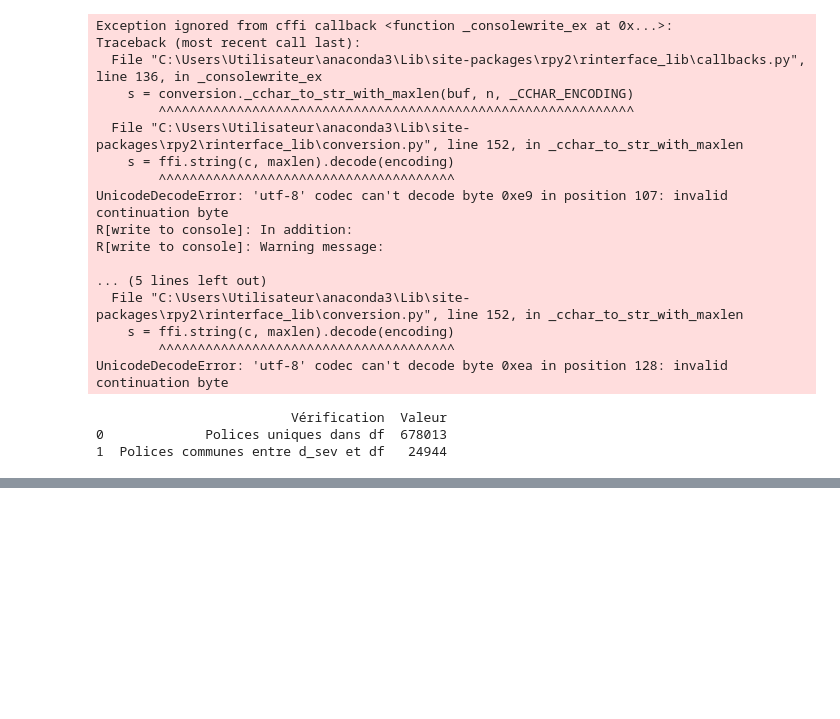
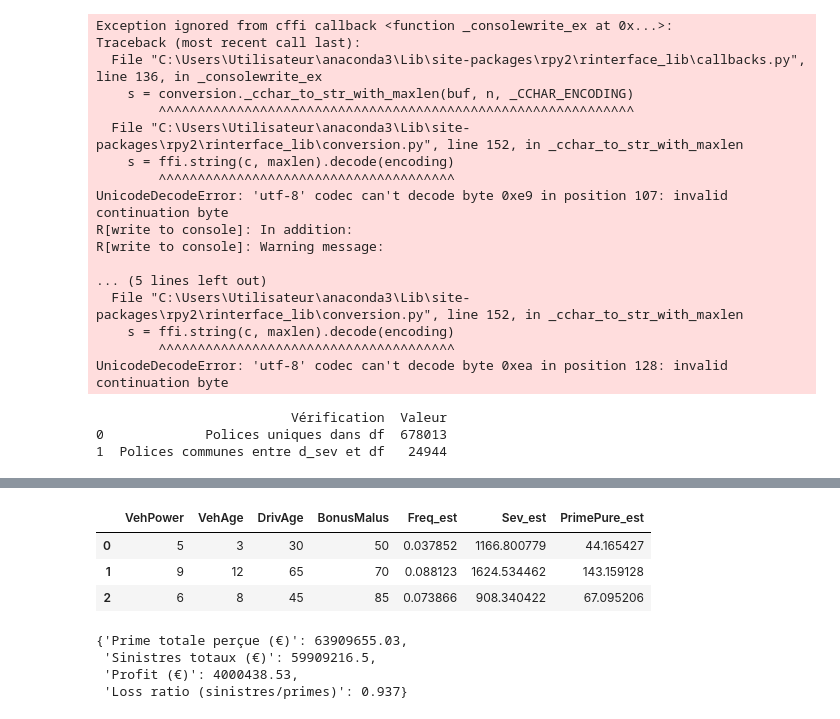
Before and after one commit to Tishat27/Tarification-non-vie, a Jupyter notebook: Notebook/Tarification non-vie.ipynb, the cells around one changed output, grey strips where cells are left out. Drawn from its saved outputs; the diff is of its cells as text; code cells hidden in the pictures; blank space fills up the shorter version.

```diff
--- a/Notebook/Tarification non-vie.ipynb
+++ b/Notebook/Tarification non-vie.ipynb
@@ -159,0 +411,78 @@ print(glm_poisson.summary())
+# %%
+import joblib
+
+# Recharger les modèles et transformations
+freq_pipeline = joblib.load("C:/Users/Utilisateur/OneDrive/Formation Perso/Python/data/glm_freq_model.joblib")
+sev_pipeline = joblib.load("C:/Users/Utilisateur/OneDrive/Formation Perso/Python/data/glm_sev_model.joblib")
+
+# Exemple de quelques profils assurés à tester (à adapter selon ton dataset)
+# ⚠️ Les colonnes doivent correspondre aux variables d'entrée utilisées pendant le preprocessing
+sample_profiles = pd.DataFrame([
+    {
+        "VehPower": 5, "VehAge": 3, "DrivAge": 30, "BonusMalus": 50,
+        "Density": 100, "VehBrand": "B12", "VehGas": "Diesel",
+        "Area": "E", "Region": "R11"
+    },
+    {
+        "VehPower": 9, "VehAge": 12, "DrivAge": 65, "BonusMalus": 70,
+        "Density": 20000, "VehBrand": "B1", "VehGas": "Regular",
+        "Area": "C", "Region": "R73"
+    },
+    {
+        "VehPower": 6, "VehAge": 8, "DrivAge": 45, "BonusMalus": 85,
+        "Density": 500, "VehBrand": "B3", "VehGas": "Diesel",
+        "Area": "F", "Region": "R52"
+    }
+])
+
+# Prédiction fréquence (sinistres par année)
+pred_freq = freq_pipeline.predict(sample_profiles)
+
+# Prédiction sévérité (coût moyen d’un sinistre)
+pred_sev = sev_pipeline.predict(sample_profiles)
+
+# Calcul de la prime pure = espérance mathématique = fréquence × sévérité
+sample_profiles["Freq_est"] = pred_freq
+sample_profiles["Sev_est"] = pred_sev
+sample_profiles["PrimePure_est"] = sample_profiles["Freq_est"] * sample_profiles["Sev_est"]
+
+sample_profiles[["VehPower", "VehAge", "DrivAge", "BonusMalus", "Freq_est", "Sev_est", "PrimePure_est"]]
+# %% [output]
+|  | VehPower | VehAge | DrivAge | BonusMalus | Freq_est | Sev_est | PrimePure_est |
+| 0 | 5 | 3 | 30 | 50 | 0.037852 | 1166.800779 | 44.165427 |
+| 1 | 9 | 12 | 65 | 70 | 0.088123 | 1624.534462 | 143.159128 |
+| 2 | 6 | 8 | 45 | 85 | 0.073866 | 908.340422 | 67.095206 |
+# %%
+
+# Prédictions sur tout le portefeuille
+df_est=data
+df_est["freq_pred"] = pipe_freq.predict(X)
+df_est["sev_pred"] = pipe_sev.predict(X)
+
+# Calcul prime pure = fréquence prédite * sévérité prédite
+df_est["prime_pure"] = df_est["freq_pred"] * df_est["sev_pred"]
+
+# Prime commerciale = 20% au-dessus de la prime pure
+df_est["prime_commerciale"] = 1.4 * df_est["prime_pure"]
+
+# Rentabilité : total primes vs. sinistres réels
+df_est["prime_totale"] = df_est["prime_commerciale"] * df_est["Exposure"]
+df_est["sinistres_totaux"] = df_est["ClaimAmount"]
+
+# Résumé financier
+total_primes = df_est["prime_totale"].sum()
+total_sinistres = df_est["sinistres_totaux"].sum()
+profit = total_primes - total_sinistres
+loss_ratio = total_sinistres / total_primes
+
+{
+    "Prime totale perçue (€)": round(total_primes, 2),
+    "Sinistres totaux (€)": round(total_sinistres, 2),
+    "Profit (€)": round(profit, 2),
+    "Loss ratio (sinistres/primes)": round(loss_ratio, 3)
+}
+# %% [output]
+{'Prime totale perçue (€)': 63909655.03,
+ 'Sinistres totaux (€)': 59909216.5,
+ 'Profit (€)': 4000438.53,
+ 'Loss ratio (sinistres/primes)': 0.937}
```
Also changed, not shown: parts of 12 cells of this notebook.
